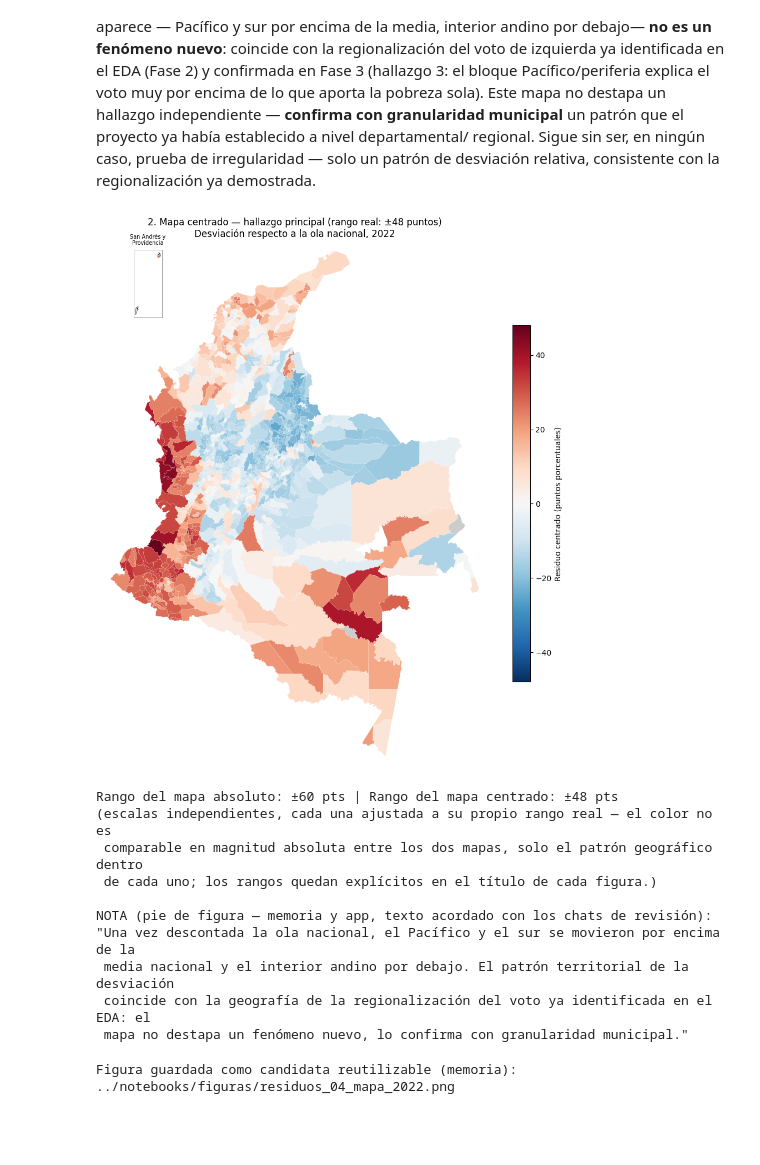
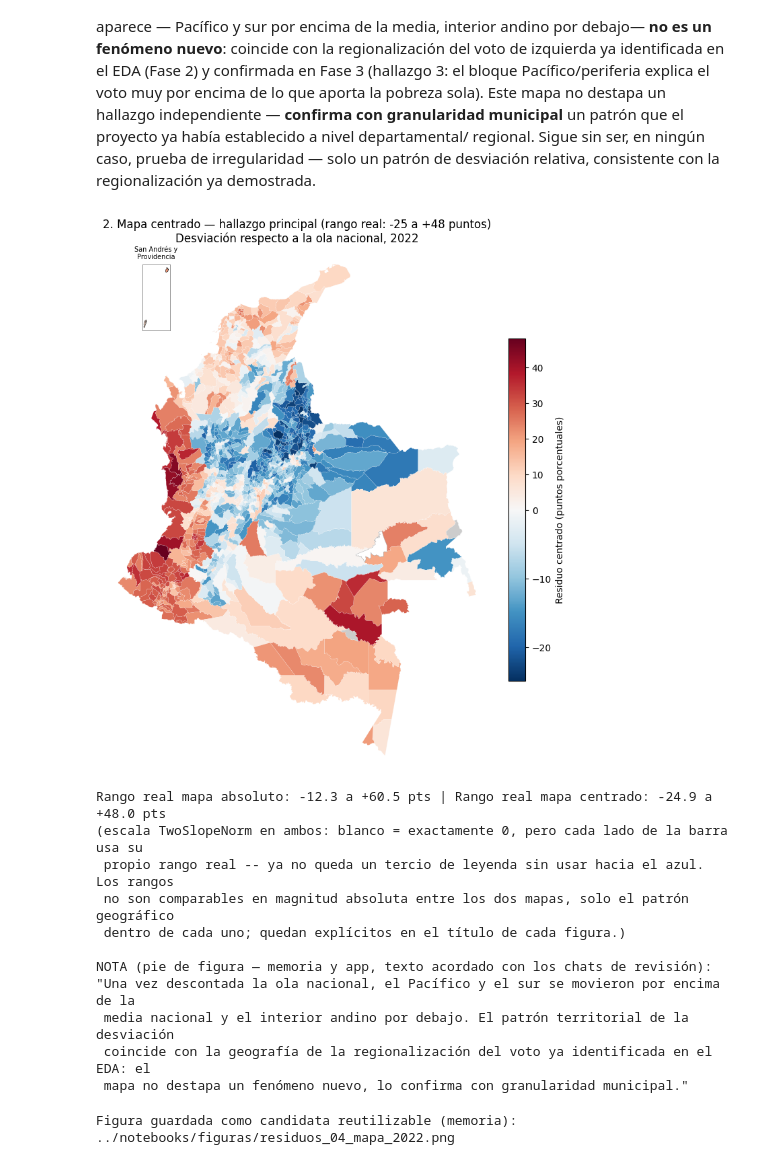
Before and after one commit to usbdiego7777-ui/tfm-electoral-colombia, a Jupyter notebook: notebooks/04_residuos_y_anomalias.ipynb, the cells around one changed output. Saved outputs shown, nothing was run; the diff lists cells and outputs as text; code cells hidden in the pictures; blank space fills up the shorter version.

Commit message:
Fase 4: cierre final pendiente de antes de vacaciones - warnings corregidos (boxplot, tight_layout), Mapiripana 2022 con nota al pie en vez de trama (Opcion B)

```diff
--- a/notebooks/04_residuos_y_anomalias.ipynb
+++ b/notebooks/04_residuos_y_anomalias.ipynb
@@ -412,54 +455,65 @@ fig2, ax2 = plt.subplots(figsize=(9, 11))
 
 confiables_c = continental_c[continental_c['baja_confiabilidad_electoral'] == 0]
 no_confiables_c = continental_c[continental_c['baja_confiabilidad_electoral'] == 1]
+sin_dato_c = continental_c[continental_c['residuo_centrado'].isna()]
 
 vmax_c = confiables_c['residuo_centrado'].abs().max()
+vmin_c_real = confiables_c['residuo_centrado'].min()
+vmax_c_real = confiables_c['residuo_centrado'].max()
+norm_c = mcolors.TwoSlopeNorm(vmin=vmin_c_real, vcenter=0, vmax=vmax_c_real)
 confiables_c.plot(
-    column='residuo_centrado', cmap='RdBu_r', vmin=-vmax_c, vmax=vmax_c,
+    column='residuo_centrado', cmap='RdBu_r', norm=norm_c,
     legend=True, ax=ax2, edgecolor='white', linewidth=0.1,
     legend_kwds={'label': 'Residuo centrado (puntos porcentuales)', 'shrink': 0.6}
 )
 if len(no_confiables_c) > 0:
     no_confiables_c.plot(color='#cccccc', ax=ax2, edgecolor='white', linewidth=0.1)
+if len(sin_dato_c) > 0:
+    sin_dato_c.plot(color='white', edgecolor='#999999', linewidth=0.3, ax=ax2)
 
 minx, miny, maxx, maxy = continental_c.total_bounds
 margen = 0.3
 ax2.set_xlim(minx - margen, maxx + margen)
 ax2.set_ylim(miny - margen, maxy + margen)
 
-ax2.set_title(f'2. Mapa centrado — hallazgo principal (rango real: ±{vmax_c:.0f} puntos)\n'
-              'Desviación respecto a la ola nacional, 2022')
+ax2.set_title(f'2. Mapa centrado — hallazgo principal (rango real: {vmin_c_real:.0f} a +{vmax_c_real:.0f} puntos)\n'
+              'Desviación respecto a la ola nacional, 2022', pad=14)
 ax2.set_axis_off()
 
 axins2 = inset_axes(ax2, width='20%', height='13%', loc='upper left', borderpad=1)
-islas_c.plot(column='residuo_centrado', cmap='RdBu_r', vmin=-vmax_c, vmax=vmax_c,
+islas_c.plot(column='residuo_centrado', cmap='RdBu_r', norm=norm_c,
              ax=axins2, edgecolor='black', linewidth=0.4)
 axins2.set_xticks([])
 axins2.set_yticks([])
 axins2.set_title('San Andrés y\nProvidencia', fontsize=7)
 for spine in axins2.spines.values():
     spine.set_edgecolor('gray')
     spine.set_linewidth(0.6)
 
-plt.tight_layout()
+# Mismo motivo que en el mapa absoluto: sin tight_layout() con inset_axes,
+# margen superior explicito para que el titulo no se solape con el inset.
+fig2.subplots_adjust(top=0.88)
 plt.show()
 
-print(f'Rango del mapa absoluto: ±{vmax:.0f} pts | Rango del mapa centrado: ±{vmax_c:.0f} pts')
-print('(escalas independientes, cada una ajustada a su propio rango real — el color no es')
-print(' comparable en magnitud absoluta entre los dos mapas, solo el patrón geográfico dentro')
-print(' de cada uno; los rangos quedan explícitos en el título de cada figura.)')
+print(f'Rango real mapa absoluto: {vmin_real:.1f} a +{vmax_real:.1f} pts | '
+      f'Rango real mapa centrado: {vmin_c_real:.1f} a +{vmax_c_real:.1f} pts')
+print('(escala TwoSlopeNorm en ambos: blanco = exactamente 0, pero cada lado de la barra usa su')
+print(' propio rango real -- ya no queda un tercio de leyenda sin usar hacia el azul. Los rangos')
+print(' no son comparables en magnitud absoluta entre los dos mapas, solo el patrón geográfico')
+print(' dentro de cada uno; quedan explícitos en el título de cada figura.)')
 print()
 print('NOTA (pie de figura — memoria y app, texto acordado con los chats de revisión):')
 print('"Una vez descontada la ola nacional, el Pacífico y el sur se movieron por encima de la')
 print(' media nacional y el interior andino por debajo. El patrón territorial de la desviación')
 print(' coincide con la geografía de la regionalización del voto ya identificada en el EDA: el')
 print(' mapa no destapa un fenómeno nuevo, lo confirma con granularidad municipal."')
 # %% [output]
-[figure, old version]
+[figure, new version]
-Rango del mapa absoluto: ±60 pts | Rango del mapa centrado: ±48 pts
-(escalas independientes, cada una ajustada a su propio rango real — el color no es
- comparable en magnitud absoluta entre los dos mapas, solo el patrón geográfico dentro
- de cada uno; los rangos quedan explícitos en el título de cada figura.)
+Rango real mapa absoluto: -12.3 a +60.5 pts | Rango real mapa centrado: -24.9 a +48.0 pts
+(escala TwoSlopeNorm en ambos: blanco = exactamente 0, pero cada lado de la barra usa su
+ propio rango real -- ya no queda un tercio de leyenda sin usar hacia el azul. Los rangos
+ no son comparables en magnitud absoluta entre los dos mapas, solo el patrón geográfico
+ dentro de cada uno; quedan explícitos en el título de cada figura.)
 
 NOTA (pie de figura — memoria y app, texto acordado con los chats de revisión):
 "Una vez descontada la ola nacional, el Pacífico y el sur se movieron por encima de la
```
Also changed, not shown: parts of 6 cells of this notebook, 2 other files.
